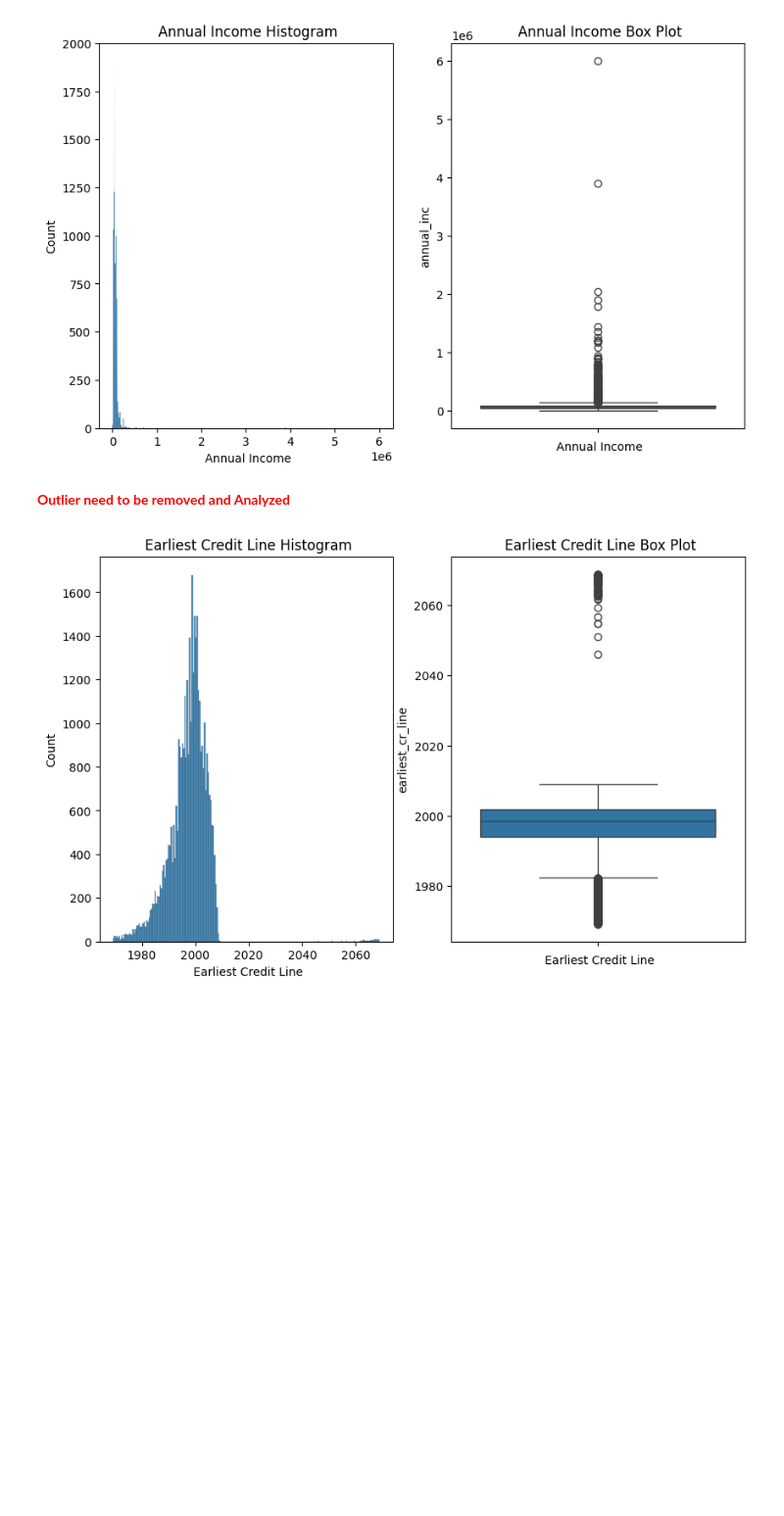
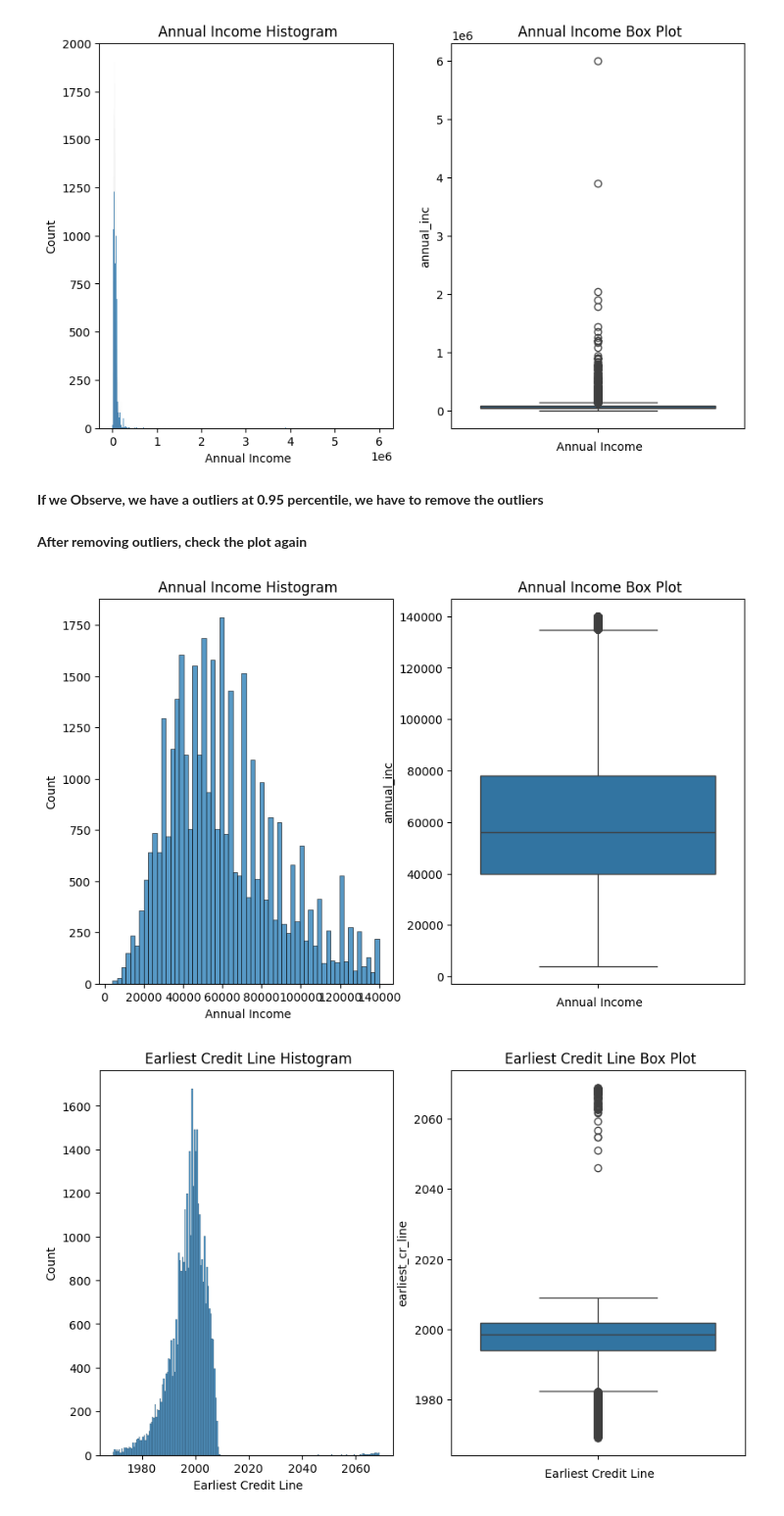
Before and after one commit to balu337/LendingClubRepo, a Jupyter notebook: LC_v1.ipynb, the cells around one changed output. Shown at 98% size. Saved outputs shown, nothing was run; the diff lists cells and outputs as text; code cells hidden in the pictures; blank space fills up the shorter version.

```diff
--- a/LC_v1.ipynb
+++ b/LC_v1.ipynb
@@ -27,6 +27,6 @@ Mounted at /content/drive
 # %%
-filepath="/content/drive/MyDrive/IITB_AIML/1_Statistics/LendingClubCaseStudy/loan.csv"
-#filepath="/content/drive/MyDrive/LendingClub/loan.csv"
+#filepath="/content/drive/MyDrive/IITB_AIML/1_Statistics/LendingClubCaseStudy/loan.csv"
+filepath="/content/drive/MyDrive/LendingClub/loan.csv"
 
 
 df = pd.read_csv(filepath)
@@ -631,8 +576,20 @@ Outliers 800 need to be removed  ?
 drawPlots (df1['annual_inc']," Annual Income")
 # %% [output]
 [figure]
-# %% [markdown]
-<font color="red"> **Outlier need to be removed and Analyzed**
+# %% [markdown]
+**If we Observe, we have a outliers at 0.95 percentile, we have to remove the outliers**
+# %%
+# Calculate the 95th percentile
+percentile_95 = df1['annual_inc'].quantile(0.95)
+
+# Remove outliers
+df1 = df1[df1['annual_inc'] <= percentile_95]
+# %% [markdown]
+**After removing outliers, check the plot again**
+# %%
+drawPlots (df1['annual_inc']," Annual Income")
+# %% [output]
+[figure, added]
 # %%
 drawPlots (df1['earliest_cr_line']," Earliest Credit Line")
 # %% [output]
```
Also changed, not shown: parts of 95 cells of this notebook.
